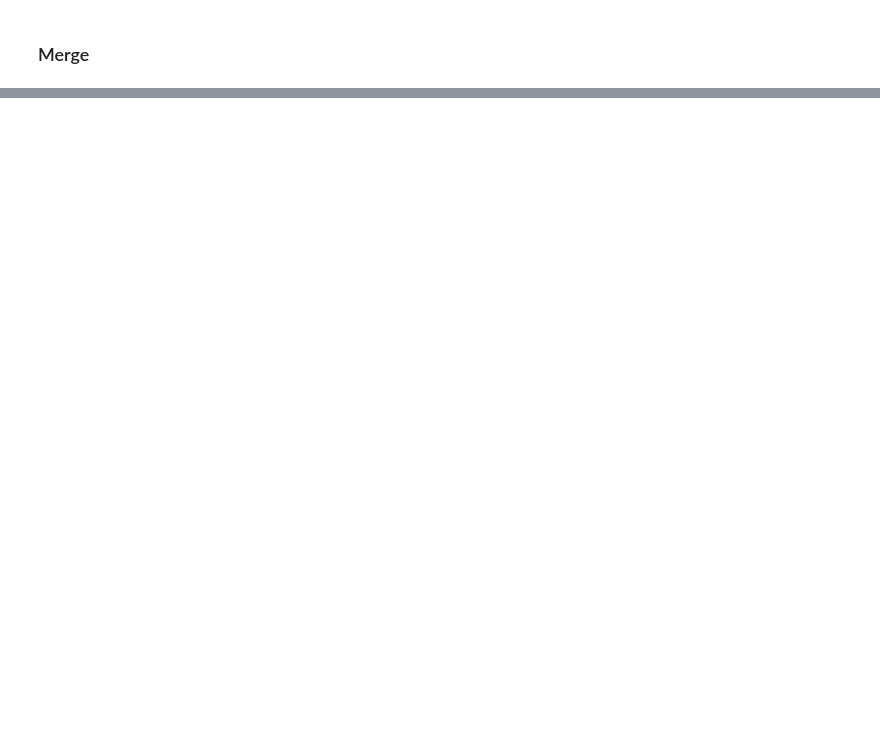
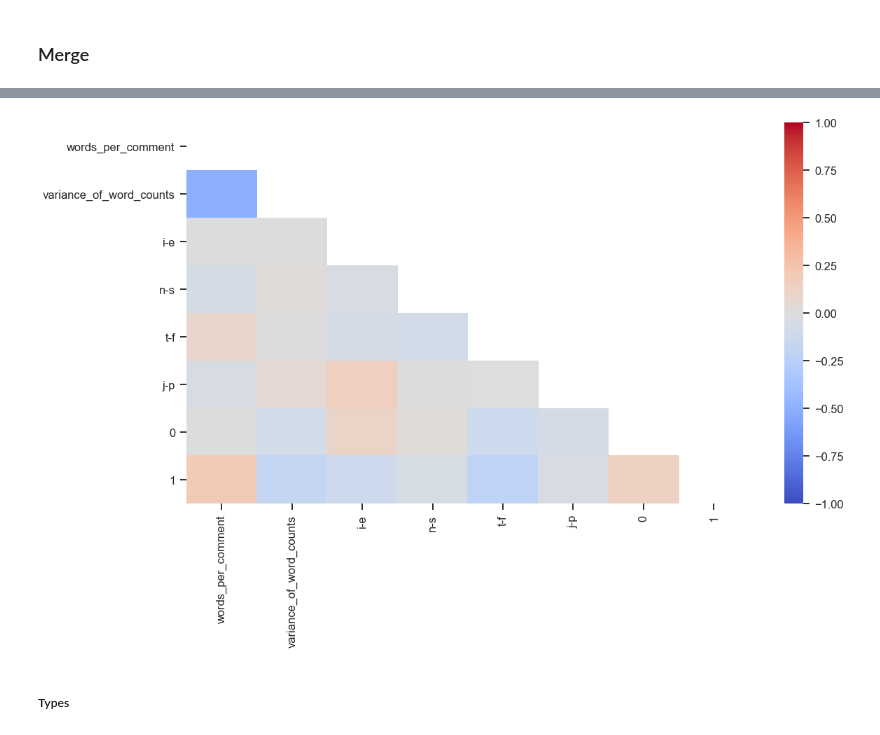
Before and after one commit to mikongame/project-final, a Jupyter notebook: your-project/2_MBTI Preprocessing.ipynb, the cells around one changed output, grey strips where cells are left out. Saved outputs shown, nothing was run; the diff lists cells and outputs as text; code cells hidden in the pictures; blank space fills up the shorter version.

```diff
--- a/your-project/2_MBTI Preprocessing.ipynb
+++ b/your-project/2_MBTI Preprocessing.ipynb
@@ -515,0 +744,5 @@ plt.show()
+# %%
+result_umap_dimensions = pd.concat([text_columns, text_columns_umap], axis=1,levels=None ,sort=False)
+# %%
+result_umap_dimensions.drop(["enfj", "enfp", "entj", "entp", "esfj", "esfp", "estj", "estp","infj", "infp", "intj",
+                             "intp", "isfj", "isfp", "istj", "istp"], axis=1, inplace=True)
@@ -515,0 +760,10 @@ plt.show()
+# %%
+mask = np.triu(np.ones_like(result_umap_dimensions.corr(), dtype=np.bool))
+plt.figure(figsize=(18,10))
+sns.heatmap(result_umap_dimensions.corr(), mask=mask, cmap='coolwarm', vmin=-1, vmax=1)
+sns.set_context("talk")
+plt.show()
+# %% [output]
+[figure, added]
+# %% [markdown]
+##### Types
```
Also changed, not shown: parts of 77 cells of this notebook, 14 other files.
